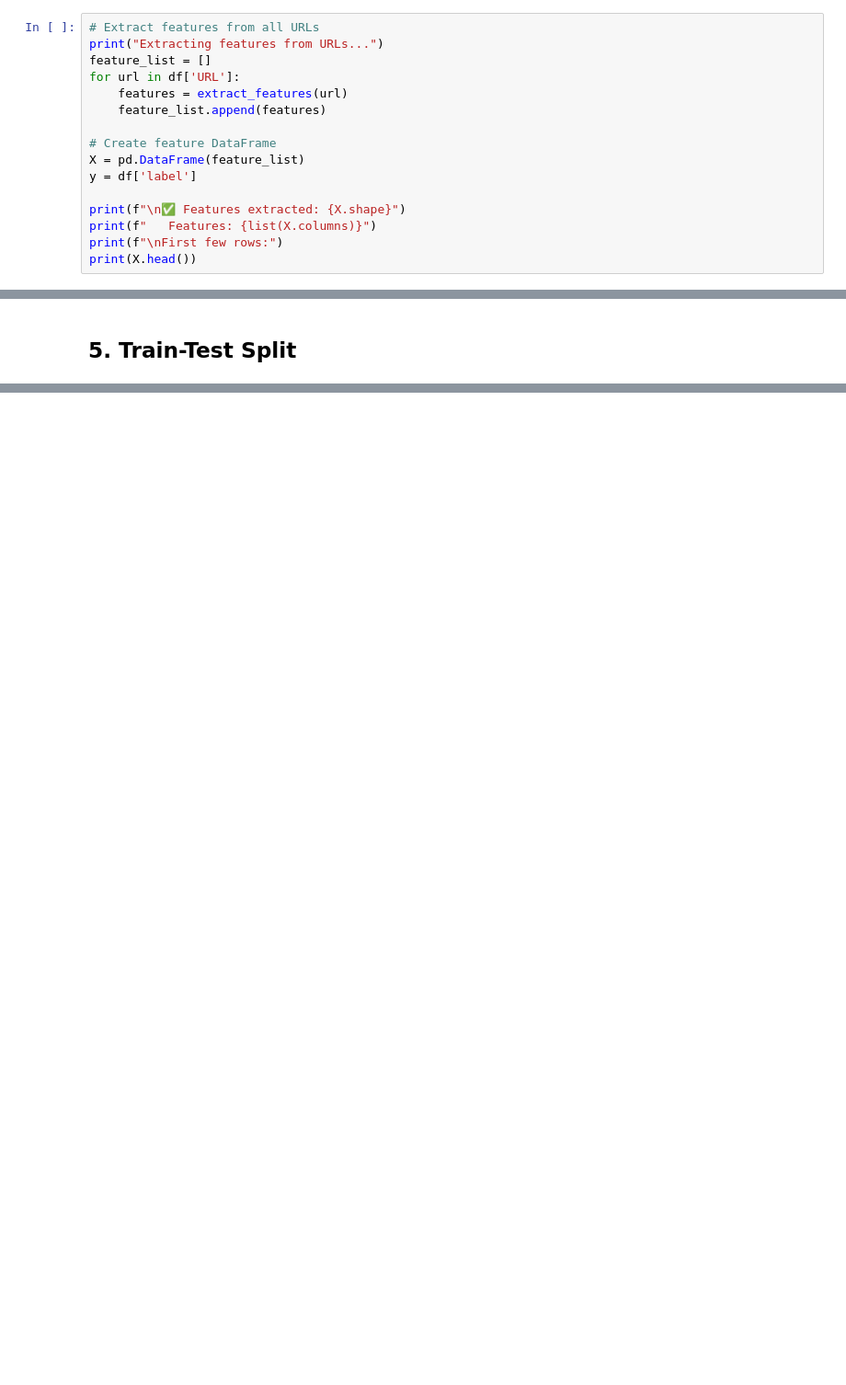
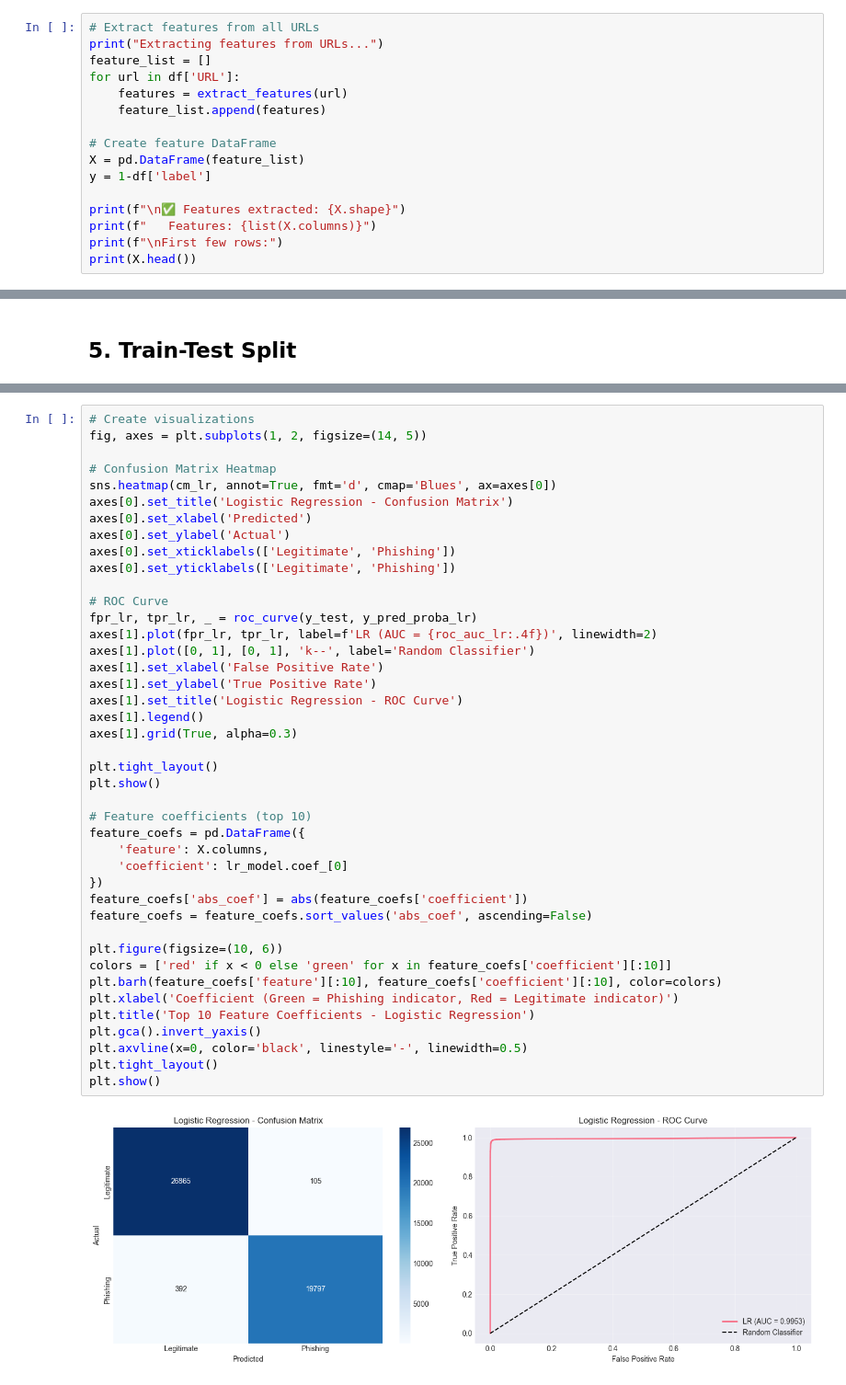
Before and after one commit to theknifewind/phishing-url-detection-ml, a Jupyter notebook: src/training.ipynb, the cells around one changed output, grey strips where cells are left out. Shown at 92% size. Saved outputs shown, nothing was run; the diff lists cells and outputs as text; blank space fills up the shorter version.

Commit message:
Added Logistic Regression Baseline and explainable prediction

```diff
--- a/src/training.ipynb
+++ b/src/training.ipynb
@@ -214,7 +231,7 @@ for url in df['URL']:
 
 # Create feature DataFrame
 X = pd.DataFrame(feature_list)
-y = df['label']
+y = 1-df['label']
 
 print(f"\n✅ Features extracted: {X.shape}")
 print(f"   Features: {list(X.columns)}")
@@ -232,0 +349,44 @@ print(f"Test set: {X_test.shape}")
+# %%
+# Create visualizations
+fig, axes = plt.subplots(1, 2, figsize=(14, 5))
+
+# Confusion Matrix Heatmap
+sns.heatmap(cm_lr, annot=True, fmt='d', cmap='Blues', ax=axes[0])
+axes[0].set_title('Logistic Regression - Confusion Matrix')
+axes[0].set_xlabel('Predicted')
+axes[0].set_ylabel('Actual')
+axes[0].set_xticklabels(['Legitimate', 'Phishing'])
+axes[0].set_yticklabels(['Legitimate', 'Phishing'])
+
+# ROC Curve
+fpr_lr, tpr_lr, _ = roc_curve(y_test, y_pred_proba_lr)
+axes[1].plot(fpr_lr, tpr_lr, label=f'LR (AUC = {roc_auc_lr:.4f})', linewidth=2)
+axes[1].plot([0, 1], [0, 1], 'k--', label='Random Classifier')
+axes[1].set_xlabel('False Positive Rate')
+axes[1].set_ylabel('True Positive Rate')
+axes[1].set_title('Logistic Regression - ROC Curve')
+axes[1].legend()
+axes[1].grid(True, alpha=0.3)
+
+plt.tight_layout()
+plt.show()
+
+# Feature coefficients (top 10)
+feature_coefs = pd.DataFrame({
+    'feature': X.columns,
+    'coefficient': lr_model.coef_[0]
+})
+feature_coefs['abs_coef'] = abs(feature_coefs['coefficient'])
+feature_coefs = feature_coefs.sort_values('abs_coef', ascending=False)
+
+plt.figure(figsize=(10, 6))
+colors = ['red' if x < 0 else 'green' for x in feature_coefs['coefficient'][:10]]
+plt.barh(feature_coefs['feature'][:10], feature_coefs['coefficient'][:10], color=colors)
+plt.xlabel('Coefficient (Green = Phishing indicator, Red = Legitimate indicator)')
+plt.title('Top 10 Feature Coefficients - Logistic Regression')
+plt.gca().invert_yaxis()
+plt.axvline(x=0, color='black', linestyle='-', linewidth=0.5)
+plt.tight_layout()
+plt.show()
+# %% [output]
+[figure, added]
```
Also changed, not shown: parts of 21 cells of this notebook, 2 other files.
